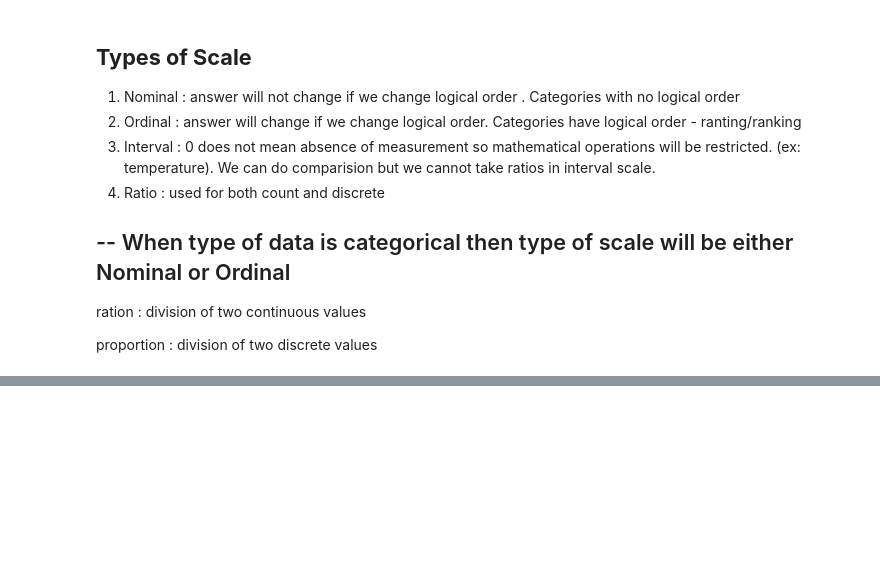
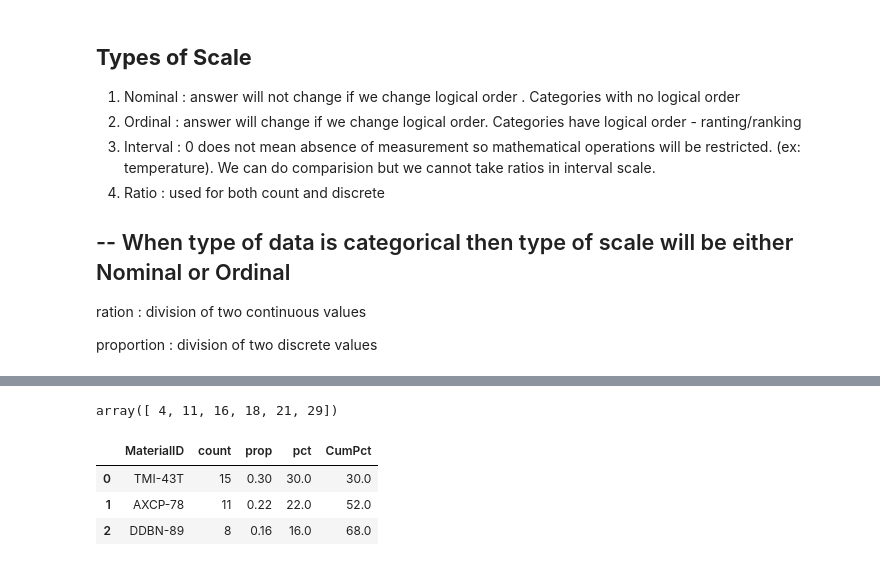
Before and after one commit to SujalGodse/Advance-Analytics-using-Statistics, a Jupyter notebook: Advance_Analytics_using_Statistics_Day5.ipynb, the cells around one changed output, grey strips where cells are left out. Cells and saved outputs as stored; diff of their text form; code cells hidden in the pictures; blank space fills up the shorter version.

```diff
--- a/Advance_Analytics_using_Statistics_Day5.ipynb
+++ b/Advance_Analytics_using_Statistics_Day5.ipynb
@@ -429,0 +447,8 @@ proportion : division of two discrete values
+# %%
+x1 = df.MaterialID
+print(np.unique(x1))
+print(len(np.unique(x1)))
+print(np.unique(x1,return_counts=True))
+print(np.unique_counts(x1))
+print(x1.value_counts())
+print(x1.value_counts().reset_index())
@@ -429,0 +473,9 @@ proportion : division of two discrete values
+# %%
+df1 = x1.value_counts().reset_index()
+print(df1,end='\n\n')
+
+df1['prop'] = df1['count']/sum(df1['count'])
+print(df1,end='\n\n')
+
+df1['pct'] = df1['prop']*100
+print(df1,end='\n\n')
@@ -429,0 +500,14 @@ proportion : division of two discrete values
+# %%
+x2 = np.array([4,7,5,2,3,8])
+np.cumsum(x2)
+# %% [output]
+array([ 4, 11, 16, 18, 21, 29])
+# %%
+# what percentage consignment do top 3 material Id Contribute
+df1['CumPct'] = np.cumsum(df1['pct'])
+df1.head(3)
+# %% [output]
+|  | MaterialID | count | prop | pct | CumPct |
+| 0 | TMI-43T | 15 | 0.30 | 30.0 | 30.0 |
+| 1 | AXCP-78 | 11 | 0.22 | 22.0 | 52.0 |
+| 2 | DDBN-89 | 8 | 0.16 | 16.0 | 68.0 |
```
Also changed, not shown: parts of 10 cells of this notebook.
